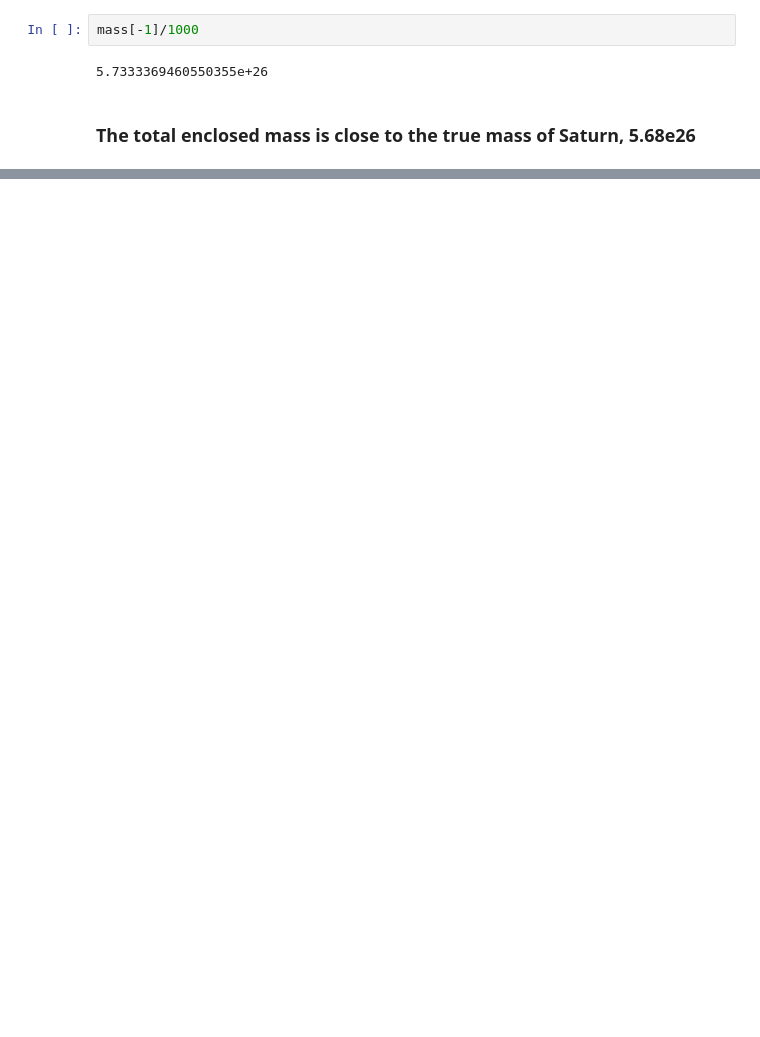
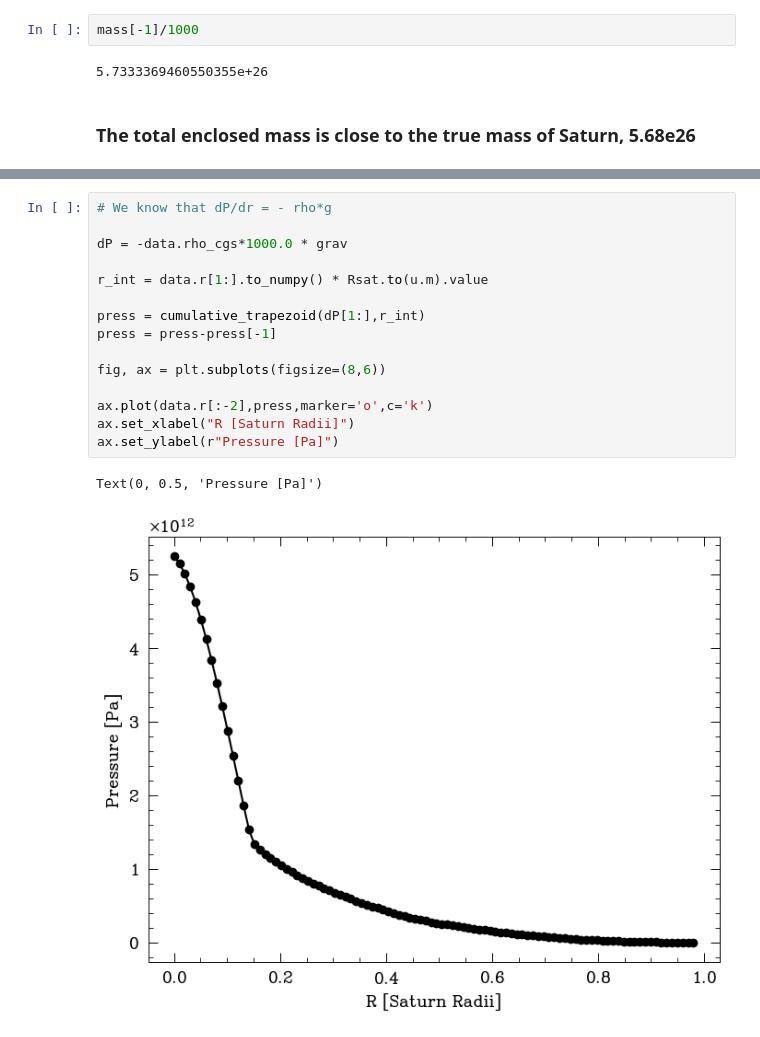
Before and after one commit to aspolanski/ASTR420, a Jupyter notebook: Saturn's Interior.ipynb, the cells around one changed output, grey strips where cells are left out. Cells and saved outputs as stored; diff of their text form; blank space fills up the shorter version.

```diff
--- a/Saturn's Interior.ipynb
+++ b/Saturn's Interior.ipynb
@@ -53,0 +81,18 @@ mass[-1]/1000
+# %%
+# We know that dP/dr = - rho*g
+
+dP = -data.rho_cgs*1000.0 * grav
+
+r_int = data.r[1:].to_numpy() * Rsat.to(u.m).value
+
+press = cumulative_trapezoid(dP[1:],r_int)
+press = press-press[-1]
+
+fig, ax = plt.subplots(figsize=(8,6))
+
+ax.plot(data.r[:-2],press,marker='o',c='k')
+ax.set_xlabel("R [Saturn Radii]")
+ax.set_ylabel(r"Pressure [Pa]")
+# %% [output]
+Text(0, 0.5, 'Pressure [Pa]')
+[figure, added]
```
Also changed, not shown: parts of 16 cells of this notebook, 1 other file.
